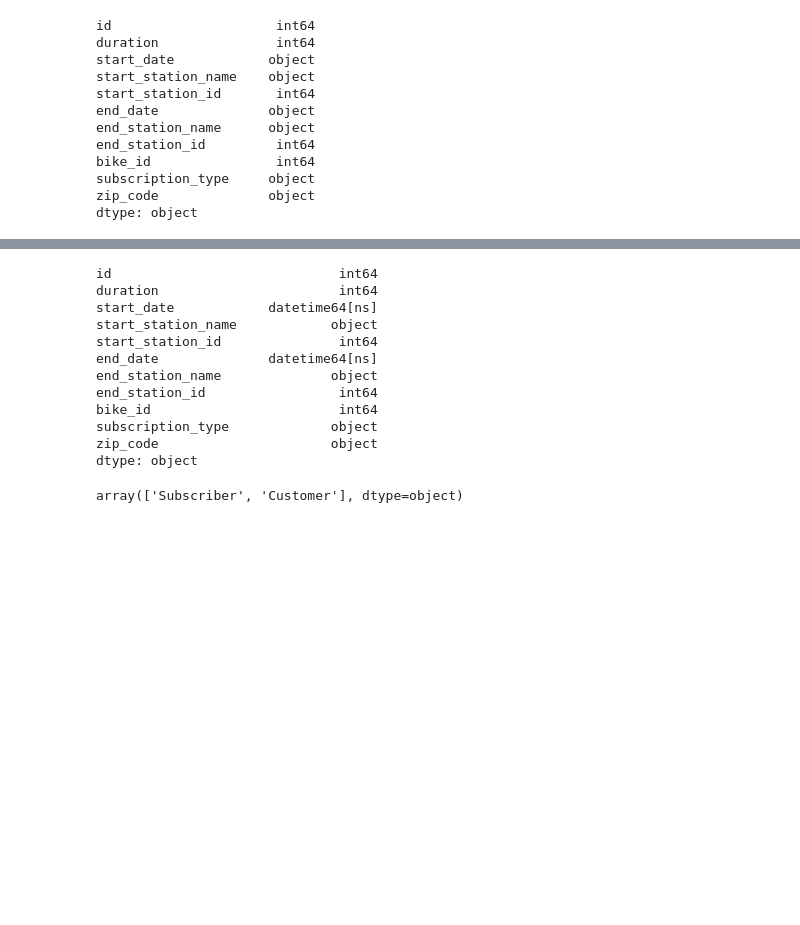
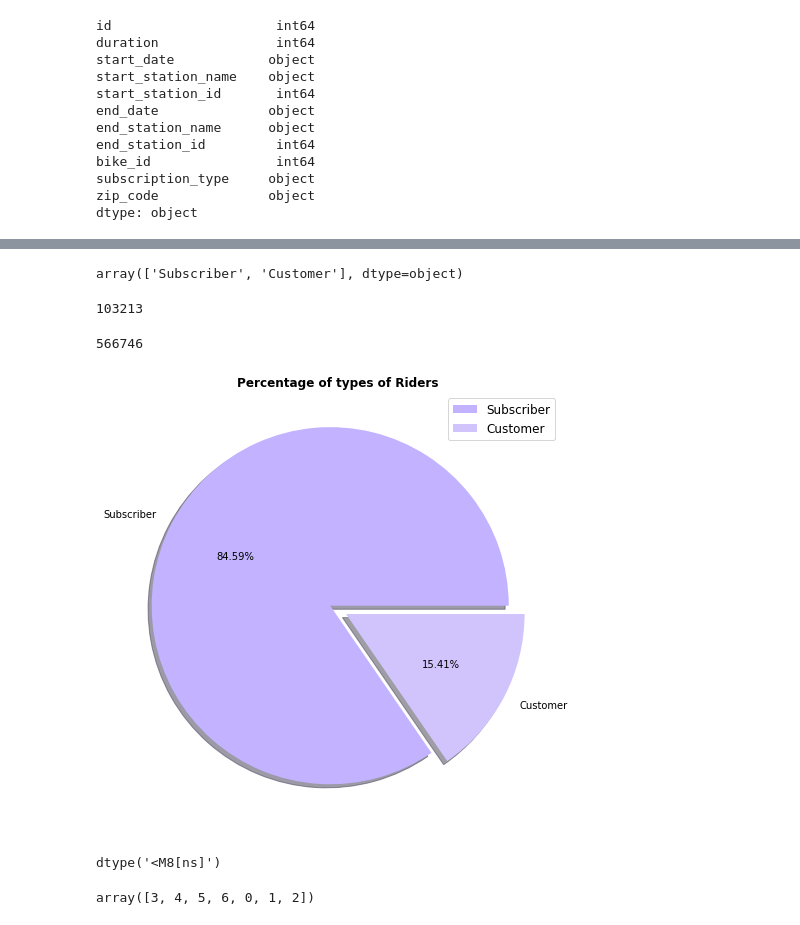
Before and after one commit to senapati-deepak/bay_area_bike_share, a Jupyter notebook: analysis.ipynb, the cells around one changed output, grey strips where cells are left out. Cells and saved outputs as stored; diff of their text form; code cells hidden in the pictures; blank space fills up the shorter version.

```diff
--- a/analysis.ipynb
+++ b/analysis.ipynb
@@ -39,19 +98,35 @@ dtype: object
+# %%
+trip['subscription_type'].unique()
+# %% [output]
+array(['Subscriber', 'Customer'], dtype=object)
+# %%
+len(trip['duration'][trip['subscription_type'] == 'Customer'])
+# %% [output]
+103213
+# %%
+len(trip['duration'][trip['subscription_type'] == 'Subscriber'])
+# %% [output]
+566746
+# %%
+subscription_nos = []
+subscription = []
+for x in trip['subscription_type'].unique() :
+    subscription.append(x)
+    subscription_nos.append(len(trip['duration'][trip['subscription_type'] == x]))
+# %%
+plt.figure(figsize=(8,8))
+plt.axis('equal')
+plt.title('Percentage of types of Riders', fontsize='large', fontweight='bold')
+plt.pie(subscription_nos, labels=subscription, autopct='%0.2f%%', colors=['#c3b2ff','#d1c4fc'], shadow=True, explode=[0.05,0.05])
+plt.legend(subscription, fontsize='large')
+plt.show()
+# %% [output]
+[figure, added]
 # %%
 trip.start_date = pd.to_datetime(trip.start_date)
 # %%
 trip.end_date = pd.to_datetime(trip.end_date)
 # %%
-trip.dtypes
+trip.start_date.dtypes
 # %% [output]
-id                             int64
-duration                       int64
-start_date            datetime64[ns]
-start_station_name            object
-start_station_id               int64
-end_date              datetime64[ns]
-end_station_name              object
-end_station_id                 int64
-bike_id                        int64
-subscription_type             object
-zip_code                      object
-dtype: object
+dtype('<M8[ns]')
@@ -58,4 +135,4 @@ dtype: object
 # %%
-trip['subscription_type'].unique()
+trip['weekday'].unique()
 # %% [output]
-array(['Subscriber', 'Customer'], dtype=object)
+array([3, 4, 5, 6, 0, 1, 2])
```
Also changed, not shown: parts of 26 cells of this notebook.
